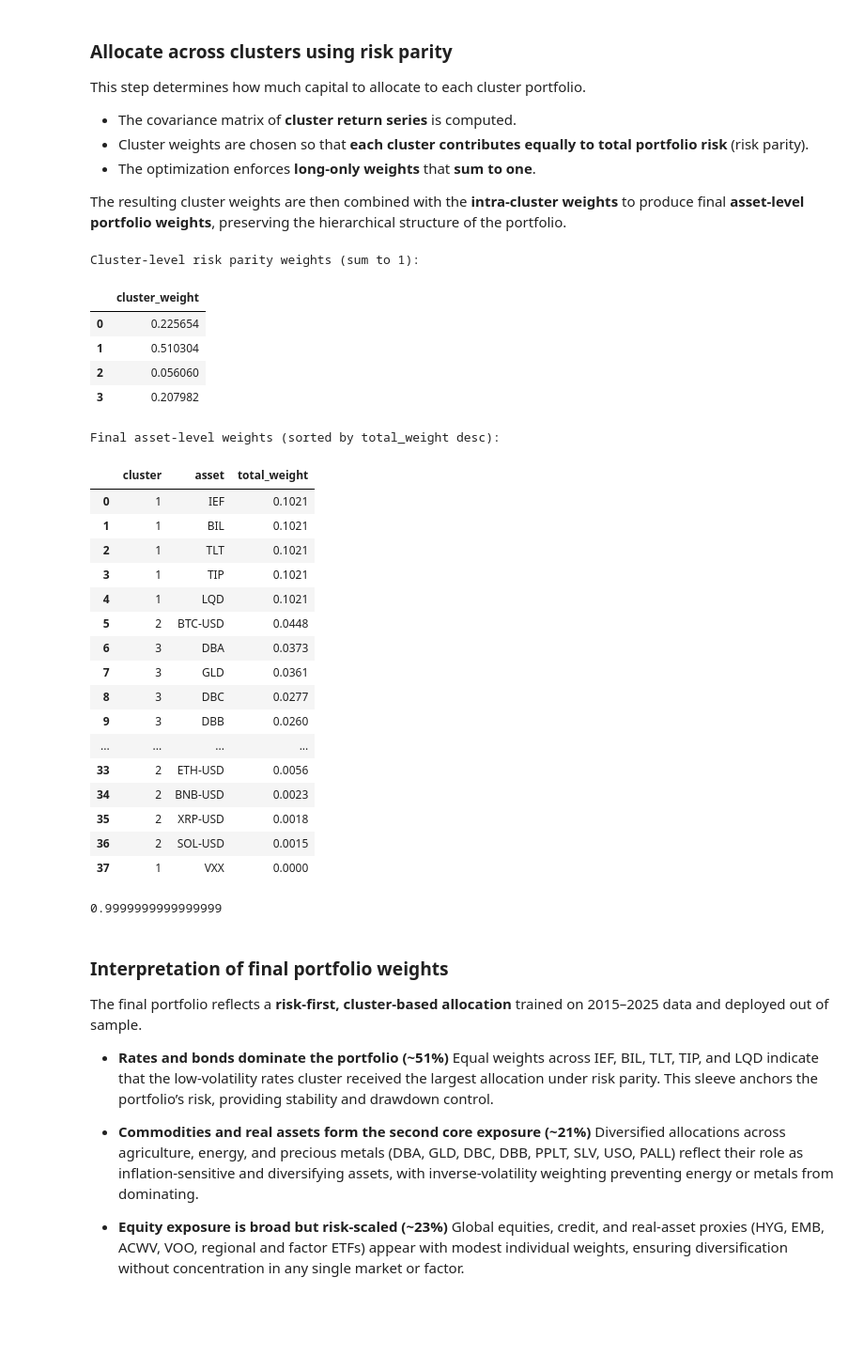
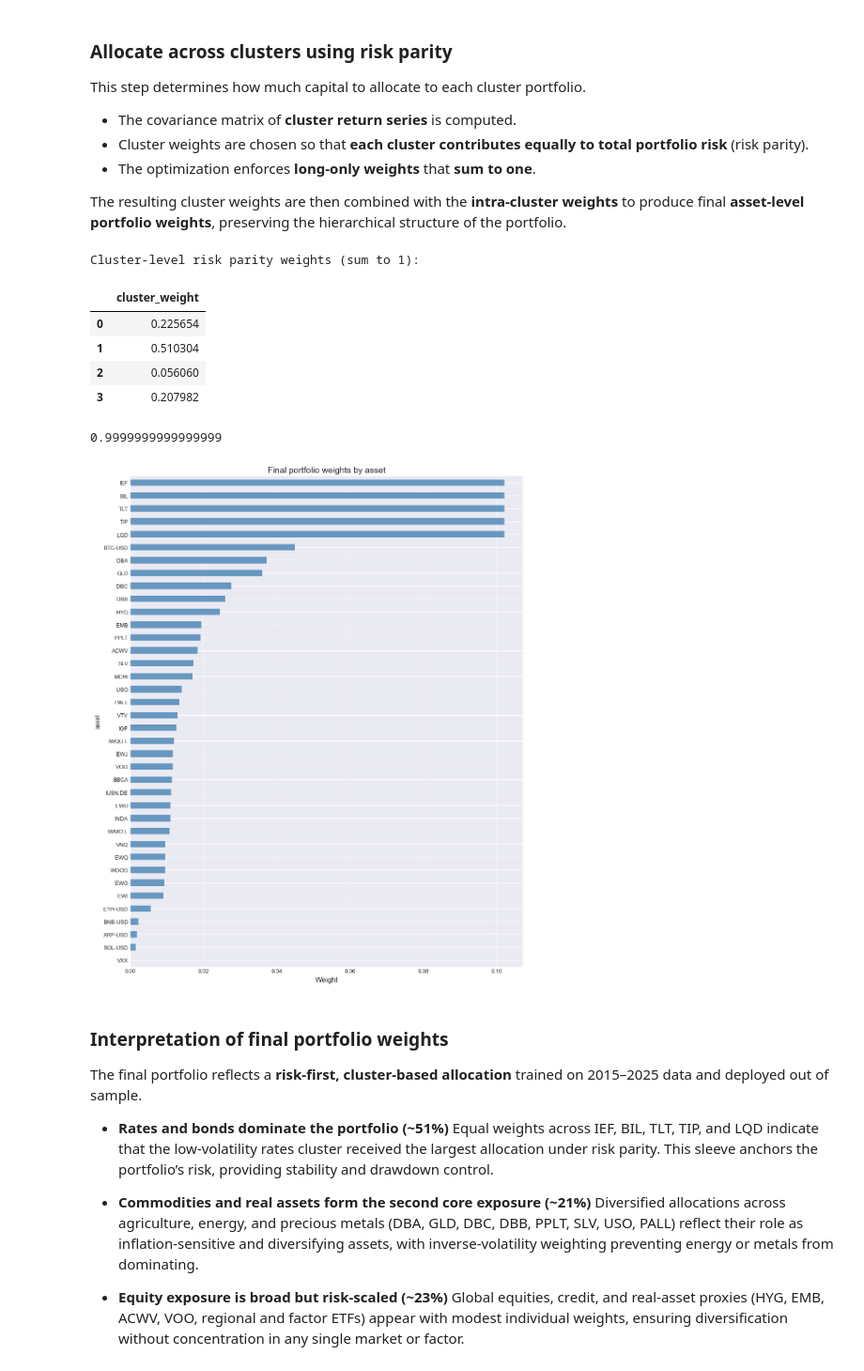
Before and after one commit to LAIN-21/dalio_uncorrelated_returns, a Jupyter notebook: portfolio_creator.ipynb, the cells around one changed output. Shown at 94% size. Saved outputs shown, nothing was run; the diff lists cells and outputs as text; code cells hidden in the pictures; blank space fills up the shorter version.

```diff
--- a/portfolio_creator.ipynb
+++ b/portfolio_creator.ipynb
@@ -903,13 +964,6 @@ final_weights_df = final_weights_df.sort_values(
 
 print("Cluster-level risk parity weights (sum to 1):")
 display(cluster_weights.to_frame())
-
-print("\nFinal asset-level weights (sorted by total_weight desc):")
-display(
-    final_weights_df[["cluster", "asset", "total_weight"]]
-    .style.format({"total_weight": "{:.4f}"})
-)
-
 print(cluster_weights.sum())
 # %% [output]
 Cluster-level risk parity weights (sum to 1):
@@ -918,25 +972,19 @@ Cluster-level risk parity weights (sum to 1):
 | 1 | 0.510304 |
 | 2 | 0.056060 |
 | 3 | 0.207982 |
-Final asset-level weights (sorted by total_weight desc):
+0.9999999999999999
-|  | cluster | asset | total_weight |
-| 0 | 1 | IEF | 0.1021 |
-| 1 | 1 | BIL | 0.1021 |
-| 2 | 1 | TLT | 0.1021 |
-| 3 | 1 | TIP | 0.1021 |
-| 4 | 1 | LQD | 0.1021 |
-| 5 | 2 | BTC-USD | 0.0448 |
-| 6 | 3 | DBA | 0.0373 |
-| 7 | 3 | GLD | 0.0361 |
-| 8 | 3 | DBC | 0.0277 |
-| 9 | 3 | DBB | 0.0260 |
-| ... | ... | ... | ... |
-| 33 | 2 | ETH-USD | 0.0056 |
-| 34 | 2 | BNB-USD | 0.0023 |
-| 35 | 2 | XRP-USD | 0.0018 |
-| 36 | 2 | SOL-USD | 0.0015 |
-| 37 | 1 | VXX | 0.0000 |
-0.9999999999999999
+# %%
+# Final asset allocation — horizontal bar (all assets, sorted by weight)
+w_asset = final_weights_df.set_index("asset")["total_weight"].sort_values(ascending=True)
+fig, ax = plt.subplots(figsize=(10, 12))
+w_asset.plot(kind="barh", ax=ax, color="steelblue", alpha=0.8)
+ax.set_title("Final portfolio weights by asset", fontsize=14)
+ax.set_xlabel("Weight", fontsize=12)
+ax.tick_params(labelsize=9)
+plt.tight_layout()
+plt.show()
+# %% [output]
+[figure, added]
 # %% [markdown]
 ### Interpretation of final portfolio weights
 
```
Also changed, not shown: parts of 16 cells of this notebook.
